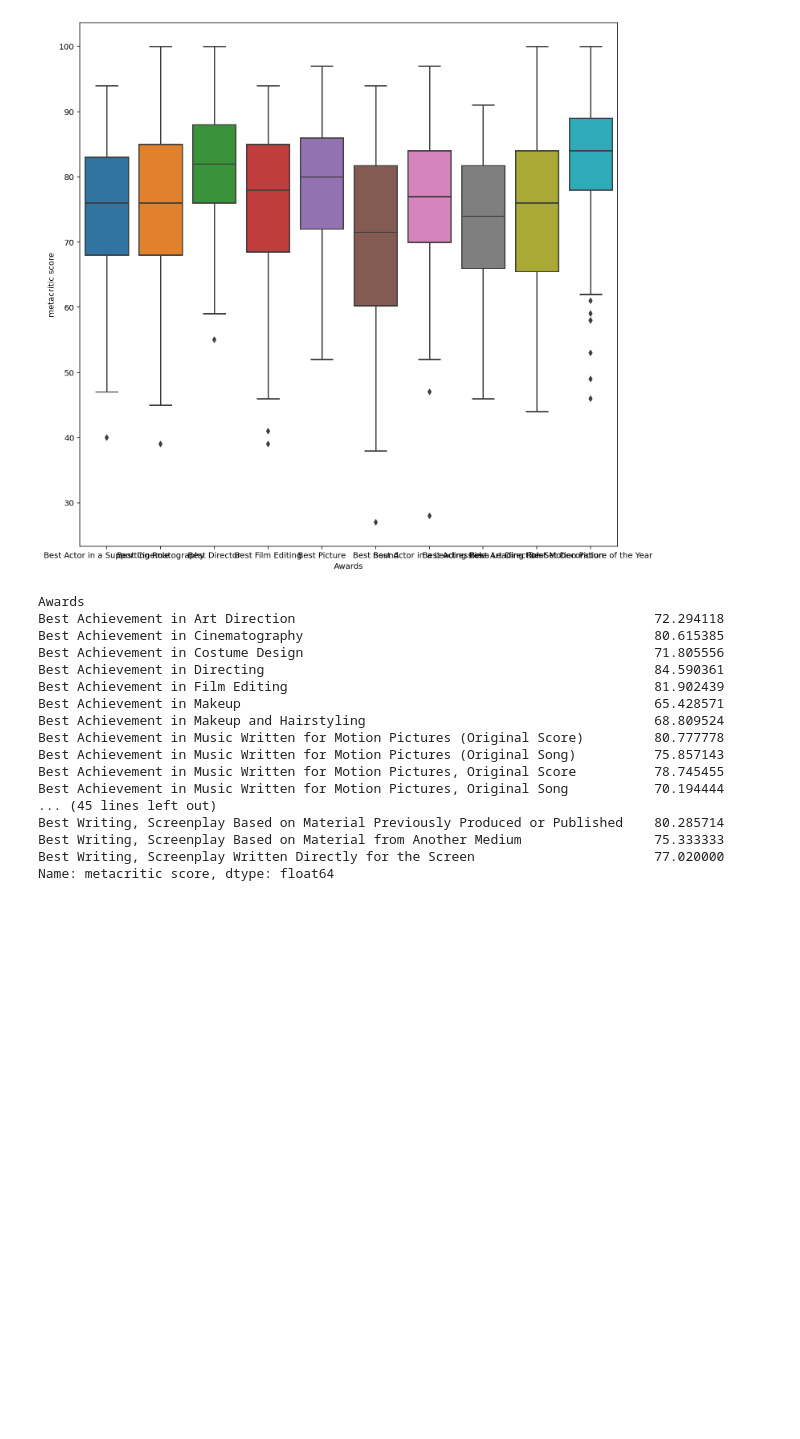
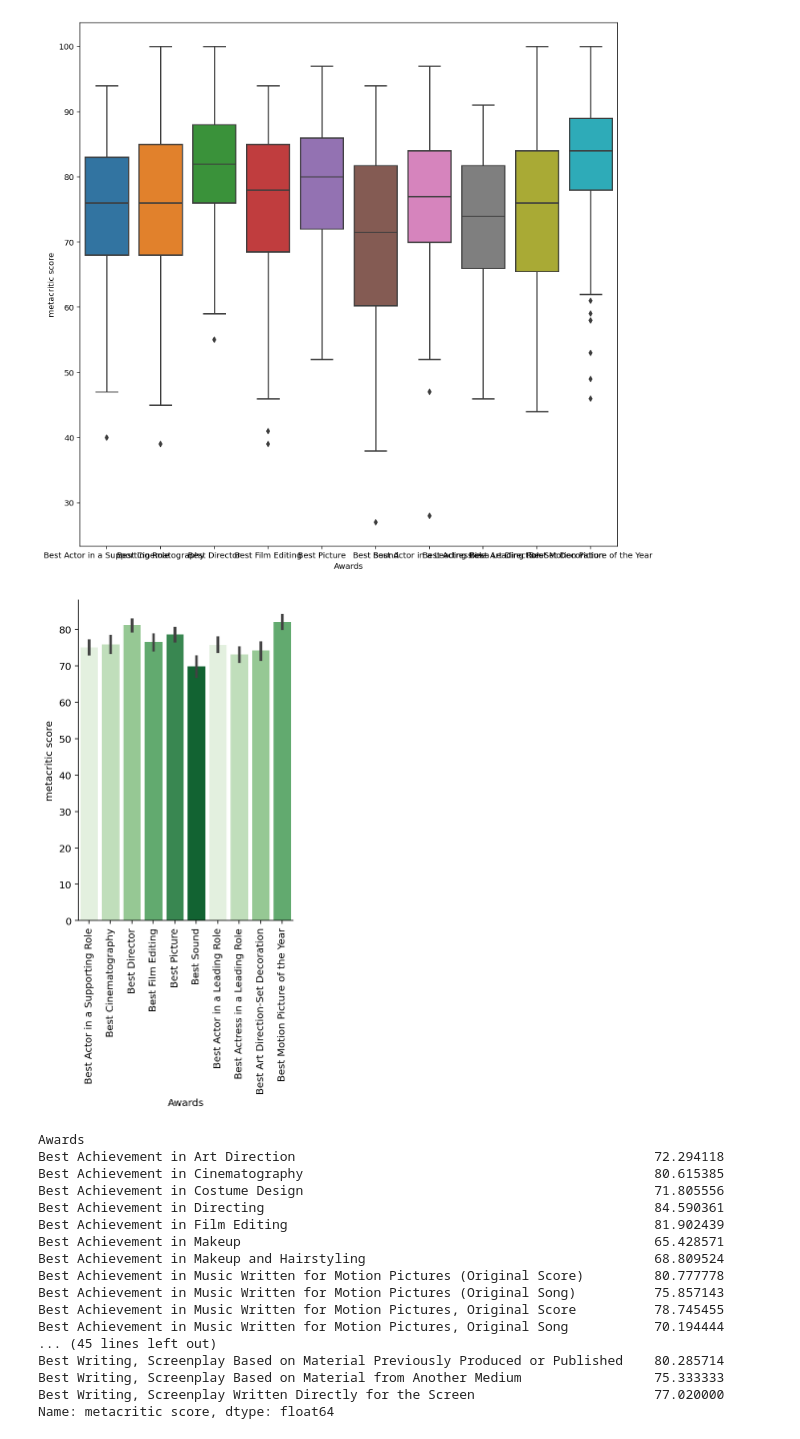
Before and after one commit to SibongileT/MetacriticScorePredictions, a Jupyter notebook: FeatureExploration.ipynb, the cells around one changed output. Saved outputs shown, nothing was run; the diff lists cells and outputs as text; code cells hidden in the pictures; blank space fills up the shorter version.

```diff
--- a/FeatureExploration.ipynb
+++ b/FeatureExploration.ipynb
@@ -86,6 +106,12 @@ plt.figure(figsize=(12,12))
 sns.boxplot(x=top_awards, y="metacritic score", data=oscars_df);
 # %% [output]
 [figure]
+# %%
+ax = sns.catplot(data=oscars_df, kind="bar", x=top_awards, y="metacritic score",palette = sns.color_palette('Greens'))
+plt.xticks(rotation=90);
+ax.savefig("output.png")
+# %% [output]
+[figure, added]
 # %%
 oscars_df.groupby(['Awards'])['metacritic score'].mean()
 # %% [output]
```
Also changed, not shown: parts of 33 cells of this notebook, 29 other files.
